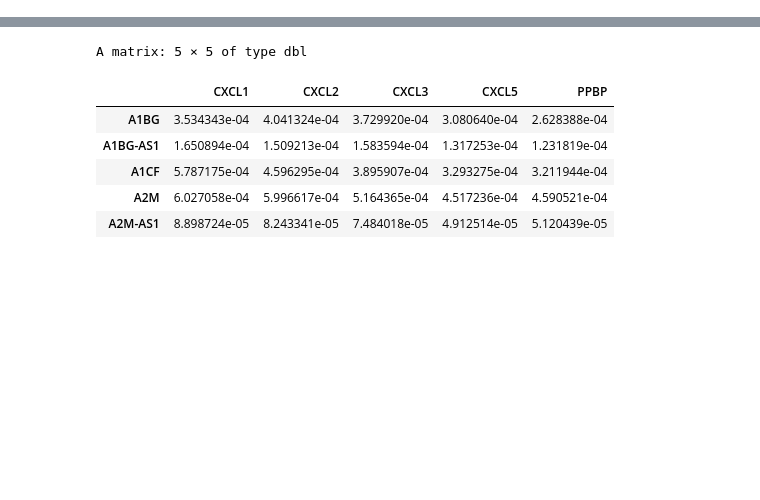
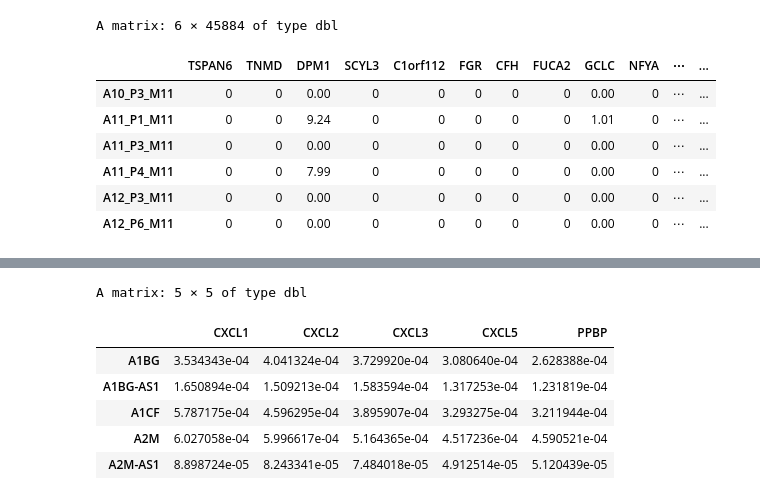
Before and after one commit to meg-bit/immune-cells-TIME-single-cell-anti-PD-1, a Jupyter notebook: test_nichenet.ipynb, the cells around one changed output, grey strips where cells are left out. Cells and saved outputs as stored; diff of their text form; code cells hidden in the pictures; blank space fills up the shorter version.

```diff
--- a/test_nichenet.ipynb
+++ b/test_nichenet.ipynb
@@ -39,0 +34,4 @@ Active assay: RNA (13541 features, 1575 variable features)
+# %%
+# seuratObj = readRDS('data/seuratObj.rds')
+adata = read_h5ad('data/GSE120575_annotated.h5ad')
+adata
@@ -39,0 +46,11 @@ Active assay: RNA (13541 features, 1575 variable features)
+# %%
+head(adata$X)
+# %% [output]
+A matrix: 6 × 45884 of type dbl
+|  | TSPAN6 | TNMD | DPM1 | SCYL3 | C1orf112 | FGR | CFH | FUCA2 | GCLC | NFYA | ⋯ | ... |
+| A10_P3_M11 | 0 | 0 | 0.00 | 0 | 0 | 0 | 0 | 0 | 0.00 | 0 | ⋯ | ... |
+| A11_P1_M11 | 0 | 0 | 9.24 | 0 | 0 | 0 | 0 | 0 | 1.01 | 0 | ⋯ | ... |
+| A11_P3_M11 | 0 | 0 | 0.00 | 0 | 0 | 0 | 0 | 0 | 0.00 | 0 | ⋯ | ... |
+| A11_P4_M11 | 0 | 0 | 7.99 | 0 | 0 | 0 | 0 | 0 | 0.00 | 0 | ⋯ | ... |
+| A12_P3_M11 | 0 | 0 | 0.00 | 0 | 0 | 0 | 0 | 0 | 0.00 | 0 | ⋯ | ... |
+| A12_P6_M11 | 0 | 0 | 0.00 | 0 | 0 | 0 | 0 | 0 | 0.00 | 0 | ⋯ | ... |
```
Also changed, not shown: parts of 12 cells of this notebook.
